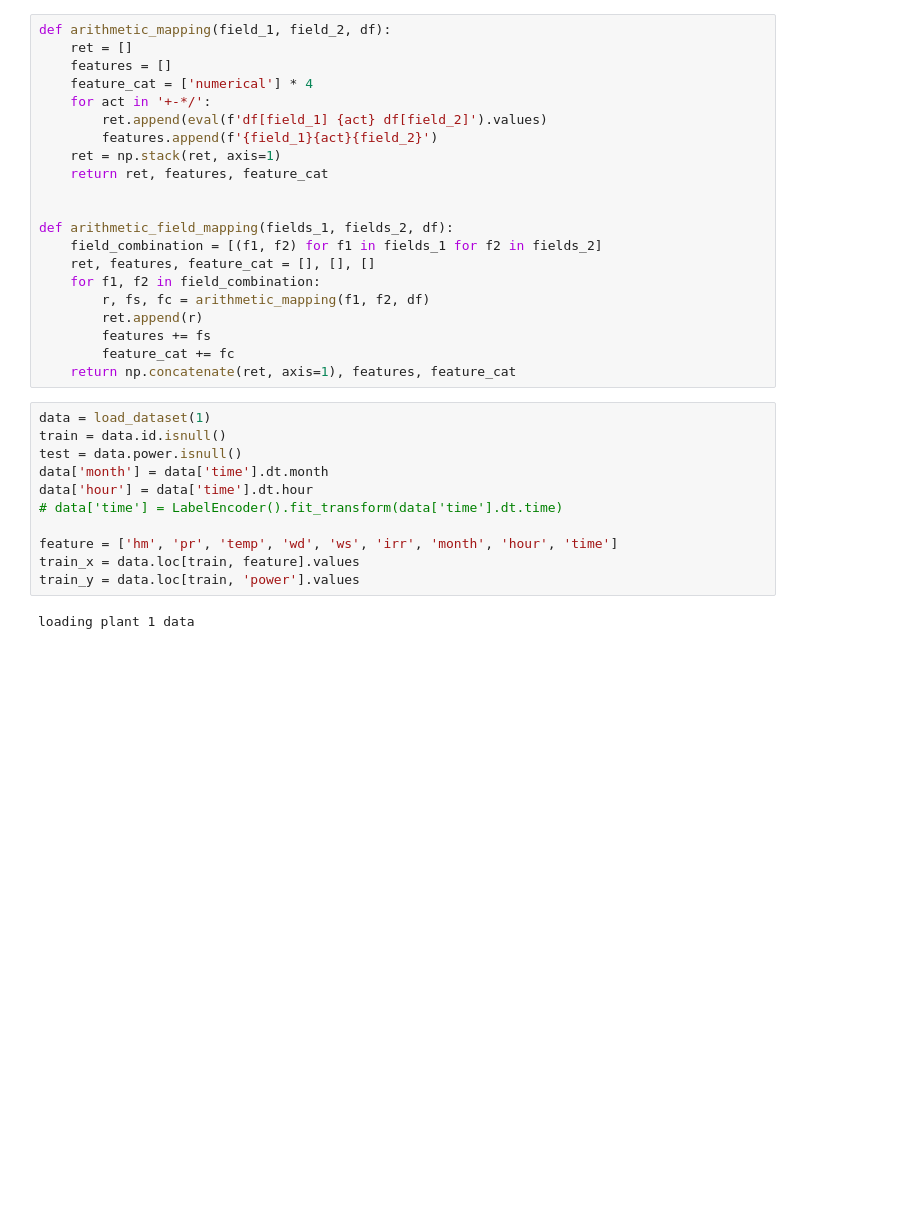
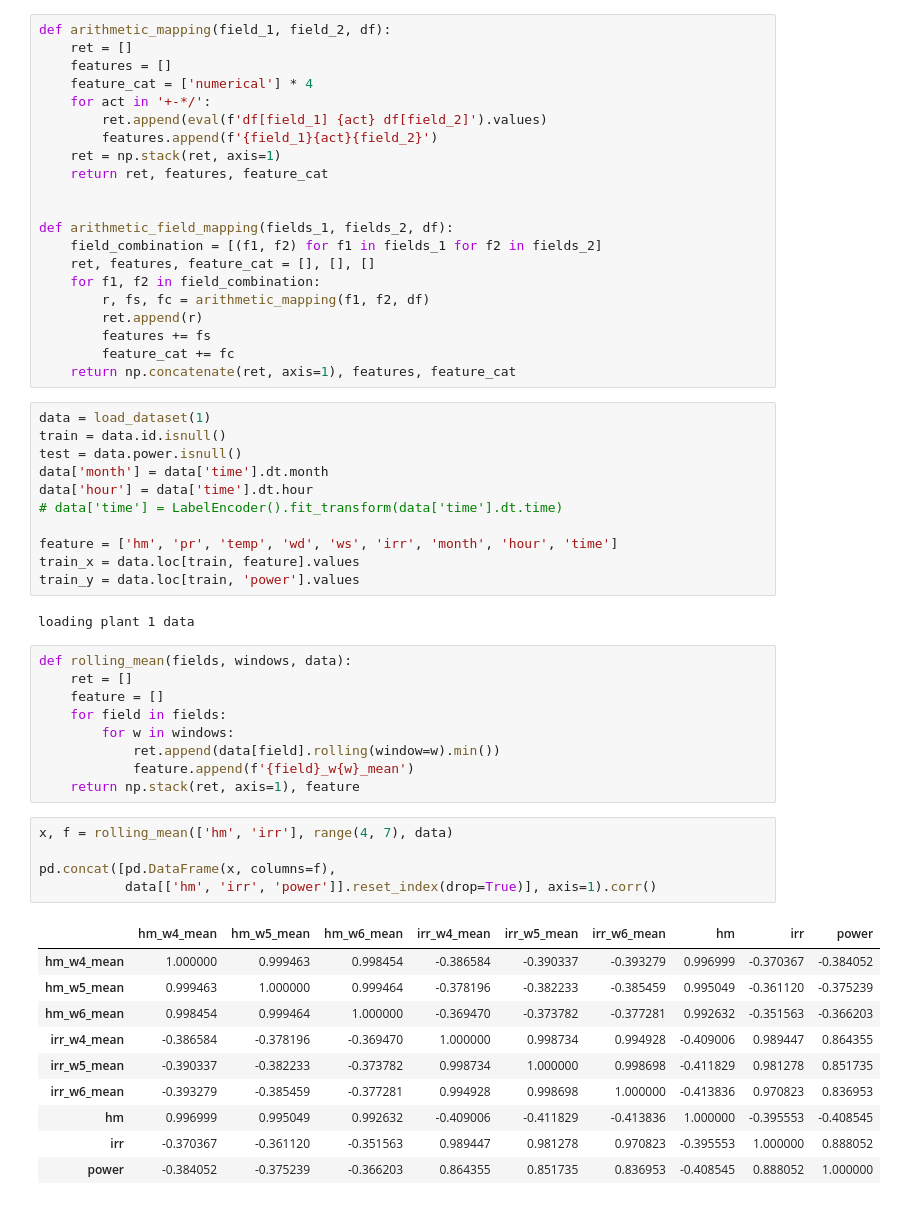
Before and after one commit to EvilPsyCHo/competition, a Jupyter notebook: gngf/notebook/EDA 特征工程.ipynb, the cells around one changed output. Saved outputs shown, nothing was run; the diff lists cells and outputs as text; blank space fills up the shorter version.

```diff
--- a/gngf/notebook/EDA 特征工程.ipynb
+++ b/gngf/notebook/EDA 特征工程.ipynb
@@ -445,3 +439,28 @@ train_x = data.loc[train, feature].values
 train_y = data.loc[train, 'power'].values
 # %% [output]
 loading plant 1 data
+# %%
+def rolling_mean(fields, windows, data):
+    ret = []
+    feature = []
+    for field in fields:
+        for w in windows:
+            ret.append(data[field].rolling(window=w).min())
+            feature.append(f'{field}_w{w}_mean')
+    return np.stack(ret, axis=1), feature
+# %%
+x, f = rolling_mean(['hm', 'irr'], range(4, 7), data)
+
+pd.concat([pd.DataFrame(x, columns=f),
+           data[['hm', 'irr', 'power']].reset_index(drop=True)], axis=1).corr()
+# %% [output]
+|  | hm_w4_mean | hm_w5_mean | hm_w6_mean | irr_w4_mean | irr_w5_mean | irr_w6_mean | hm | irr | power |
+| hm_w4_mean | 1.000000 | 0.999463 | 0.998454 | -0.386584 | -0.390337 | -0.393279 | 0.996999 | -0.370367 | -0.384052 |
+| hm_w5_mean | 0.999463 | 1.000000 | 0.999464 | -0.378196 | -0.382233 | -0.385459 | 0.995049 | -0.361120 | -0.375239 |
+| hm_w6_mean | 0.998454 | 0.999464 | 1.000000 | -0.369470 | -0.373782 | -0.377281 | 0.992632 | -0.351563 | -0.366203 |
+| irr_w4_mean | -0.386584 | -0.378196 | -0.369470 | 1.000000 | 0.998734 | 0.994928 | -0.409006 | 0.989447 | 0.864355 |
+| irr_w5_mean | -0.390337 | -0.382233 | -0.373782 | 0.998734 | 1.000000 | 0.998698 | -0.411829 | 0.981278 | 0.851735 |
+| irr_w6_mean | -0.393279 | -0.385459 | -0.377281 | 0.994928 | 0.998698 | 1.000000 | -0.413836 | 0.970823 | 0.836953 |
+| hm | 0.996999 | 0.995049 | 0.992632 | -0.409006 | -0.411829 | -0.413836 | 1.000000 | -0.395553 | -0.408545 |
+| irr | -0.370367 | -0.361120 | -0.351563 | 0.989447 | 0.981278 | 0.970823 | -0.395553 | 1.000000 | 0.888052 |
+| power | -0.384052 | -0.375239 | -0.366203 | 0.864355 | 0.851735 | 0.836953 | -0.408545 | 0.888052 | 1.000000 |
```
Also changed, not shown: parts of 10 cells of this notebook, 7 other files.
